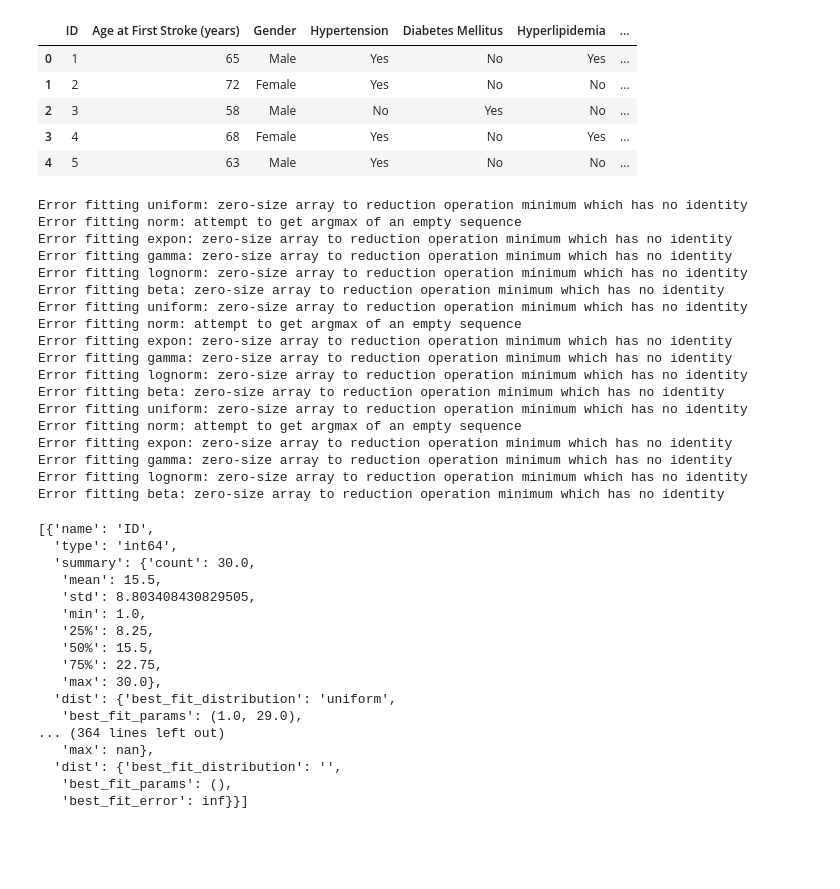
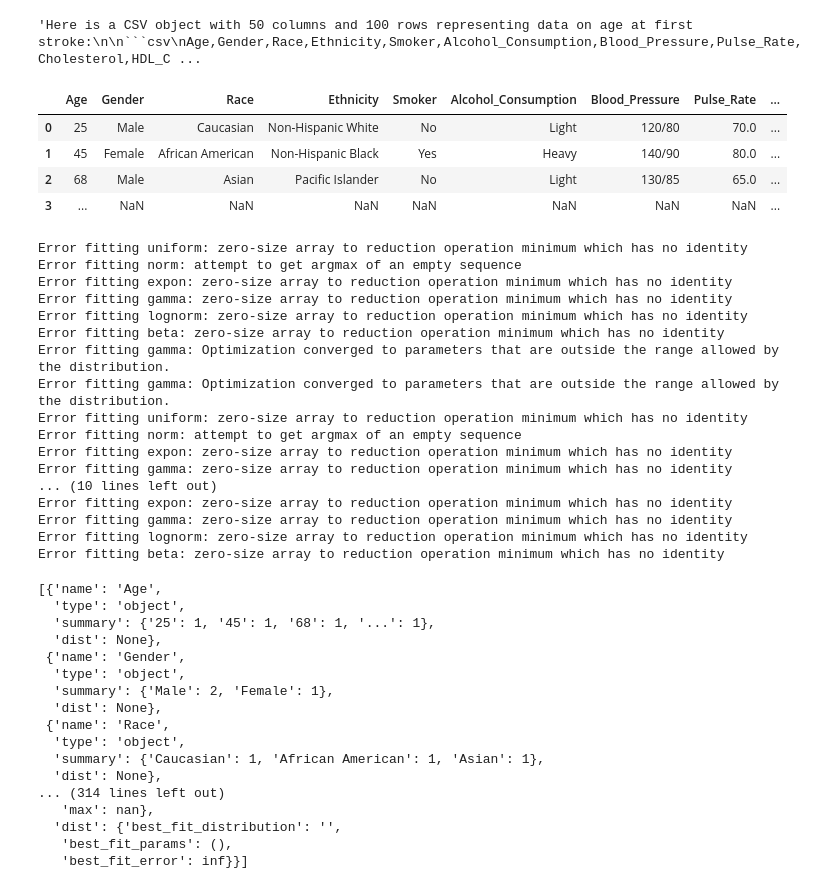
Before and after one commit to jpoles1/autostat, a Jupyter notebook: dataguru.ipynb, the cells around one changed output. Drawn from its saved outputs; the diff is of its cells as text; code cells hidden in the pictures; blank space fills up the shorter version.

````diff
--- a/dataguru.ipynb
+++ b/dataguru.ipynb
@@ -34,17 +43,20 @@ resp = datagen_output.content
 csv_start = resp.find("```csv")
 csv_end = resp.find("```", csv_start+1)
 csv_data = resp[csv_start+6:csv_end]
+# %%
+resp
+# %% [output]
+'Here is a CSV object with 50 columns and 100 rows representing data on age at first stroke:\n\n```csv\nAge,Gender,Race,Ethnicity,Smoker,Alcohol_Consumption,Blood_Pressure,Pulse_Rate,Cholesterol,HDL_C ...
 # %%
 #parse the CSV data into a pandas dataframe
-#raw_data = pd.read_csv(StringIO(csv_data))
-raw_data.head()
+raw_data = pd.read_csv(StringIO(csv_data))
+raw_data
 # %% [output]
-|  | ID | Age at First Stroke (years) | Gender | Hypertension | Diabetes Mellitus | Hyperlipidemia | ... |
-| 0 | 1 | 65 | Male | Yes | No | Yes | ... |
-| 1 | 2 | 72 | Female | Yes | No | No | ... |
-| 2 | 3 | 58 | Male | No | Yes | No | ... |
-| 3 | 4 | 68 | Female | Yes | No | Yes | ... |
-| 4 | 5 | 63 | Male | Yes | No | No | ... |
+|  | Age | Gender | Race | Ethnicity | Smoker | Alcohol_Consumption | Blood_Pressure | Pulse_Rate | ... |
+| 0 | 25 | Male | Caucasian | Non-Hispanic White | No | Light | 120/80 | 70.0 | ... |
+| 1 | 45 | Female | African American | Non-Hispanic Black | Yes | Heavy | 140/90 | 80.0 | ... |
+| 2 | 68 | Male | Asian | Pacific Islander | No | Light | 130/85 | 65.0 | ... |
+| 3 | ... | NaN | NaN | NaN | NaN | NaN | NaN | NaN | ... |
 # %%
 import numpy as np
 import scipy.stats as stats
@@ -133,31 +145,30 @@ Error fitting expon: zero-size array to reduction operation minimum which has no
 Error fitting gamma: zero-size array to reduction operation minimum which has no identity
 Error fitting lognorm: zero-size array to reduction operation minimum which has no identity
 Error fitting beta: zero-size array to reduction operation minimum which has no identity
+Error fitting gamma: Optimization converged to parameters that are outside the range allowed by the distribution.
+Error fitting gamma: Optimization converged to parameters that are outside the range allowed by the distribution.
 Error fitting uniform: zero-size array to reduction operation minimum which has no identity
 Error fitting norm: attempt to get argmax of an empty sequence
 Error fitting expon: zero-size array to reduction operation minimum which has no identity
 Error fitting gamma: zero-size array to reduction operation minimum which has no identity
-Error fitting lognorm: zero-size array to reduction operation minimum which has no identity
-Error fitting beta: zero-size array to reduction operation minimum which has no identity
-Error fitting uniform: zero-size array to reduction operation minimum which has no identity
-Error fitting norm: attempt to get argmax of an empty sequence
+... (10 lines left out)
 Error fitting expon: zero-size array to reduction operation minimum which has no identity
 Error fitting gamma: zero-size array to reduction operation minimum which has no identity
 Error fitting lognorm: zero-size array to reduction operation minimum which has no identity
 Error fitting beta: zero-size array to reduction operation minimum which has no identity
-[{'name': 'ID',
-  'type': 'int64',
-  'summary': {'count': 30.0,
-   'mean': 15.5,
-   'std': 8.803408430829505,
-   'min': 1.0,
-   '25%': 8.25,
-   '50%': 15.5,
-   '75%': 22.75,
-   'max': 30.0},
-  'dist': {'best_fit_distribution': 'uniform',
-   'best_fit_params': (1.0, 29.0),
-... (364 lines left out)
+[{'name': 'Age',
+  'type': 'object',
+  'summary': {'25': 1, '45': 1, '68': 1, '...': 1},
+  'dist': None},
+ {'name': 'Gender',
+  'type': 'object',
+  'summary': {'Male': 2, 'Female': 1},
+  'dist': None},
+ {'name': 'Race',
+  'type': 'object',
+  'summary': {'Caucasian': 1, 'African American': 1, 'Asian': 1},
+  'dist': None},
+... (314 lines left out)
    'max': nan},
   'dist': {'best_fit_distribution': '',
    'best_fit_params': (),
````
Also changed, not shown: parts of 11 cells of this notebook, 2 other files.
